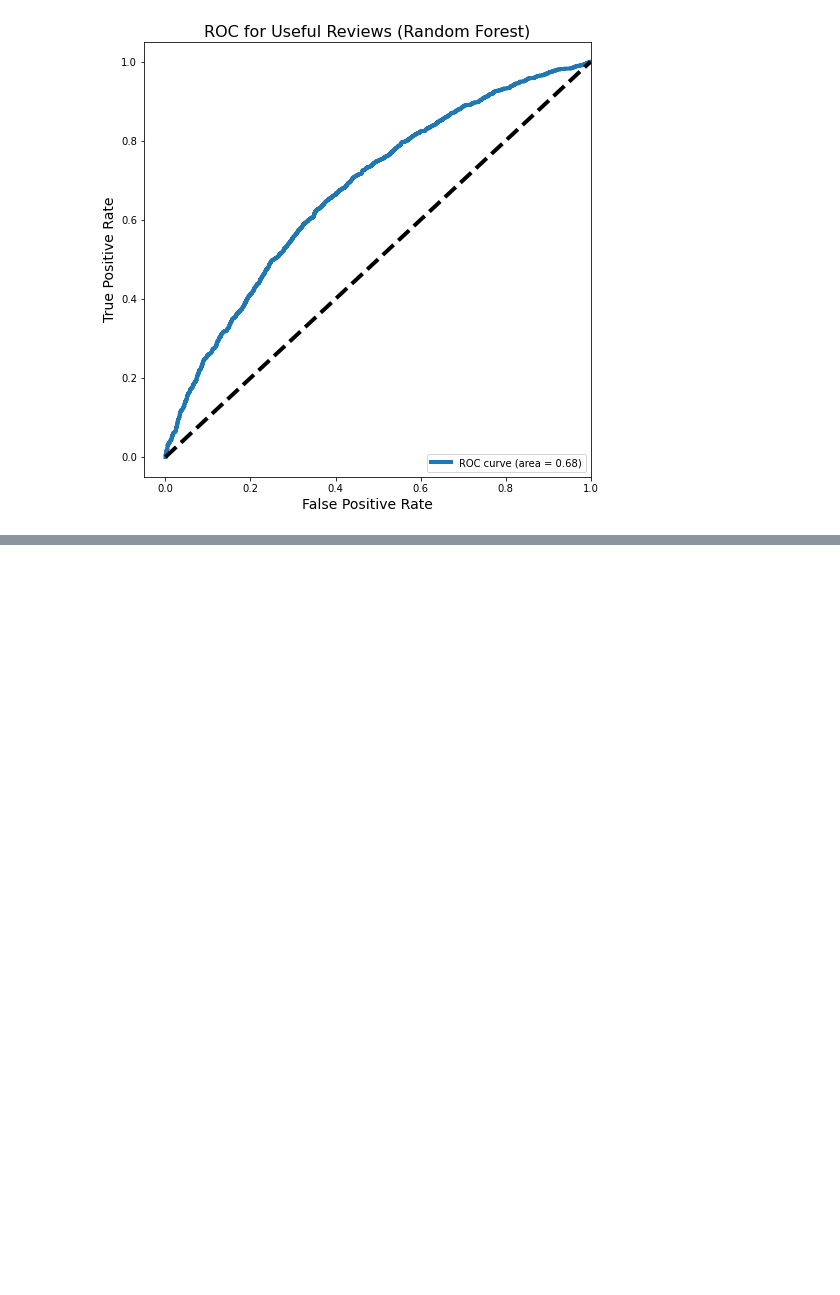
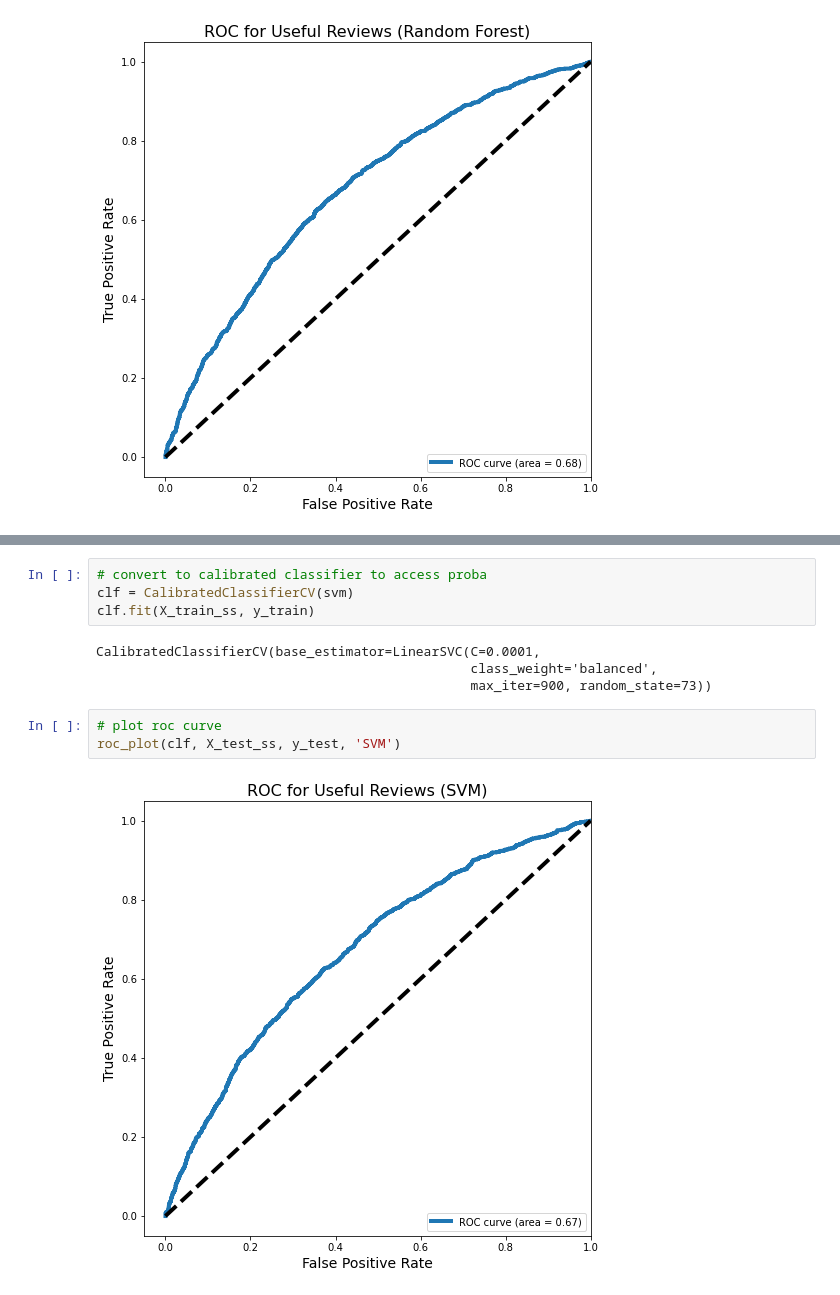
Before and after one commit to ajobsis/capstone, a Jupyter notebook: part-04/code/modelling.ipynb, the cells around one changed output, grey strips where cells are left out. Drawn from its saved outputs; the diff is of its cells as text; blank space fills up the shorter version.

```diff
--- a/part-04/code/modelling.ipynb
+++ b/part-04/code/modelling.ipynb
@@ -378,0 +449,13 @@ The random forest model had an r-squared score of 0.63 +/- 0.018 for training da
+# %%
+# convert to calibrated classifier to access proba
+clf = CalibratedClassifierCV(svm)
+clf.fit(X_train_ss, y_train)
+# %% [output]
+CalibratedClassifierCV(base_estimator=LinearSVC(C=0.0001,
+                                                class_weight='balanced',
+                                                max_iter=900, random_state=73))
+# %%
+# plot roc curve
+roc_plot(clf, X_test_ss, y_test, 'SVM')
+# %% [output]
+[figure, added]
```
Also changed, not shown: parts of 32 cells of this notebook.
